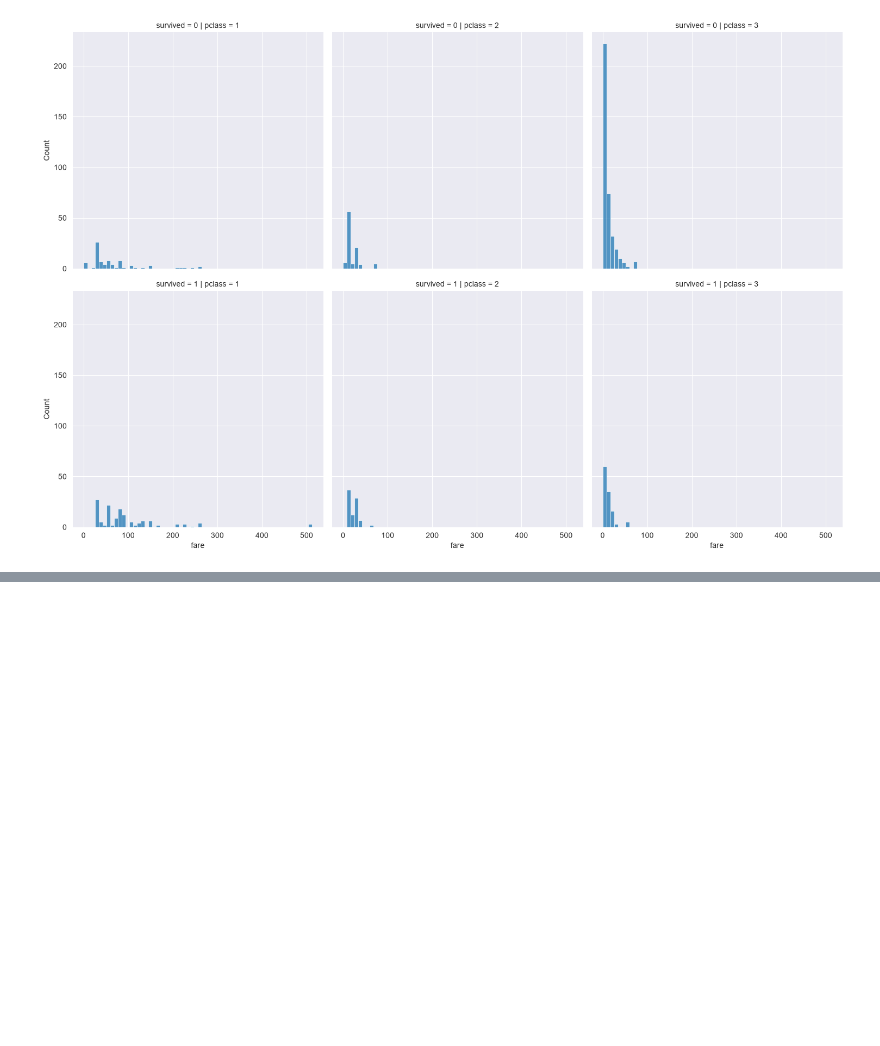
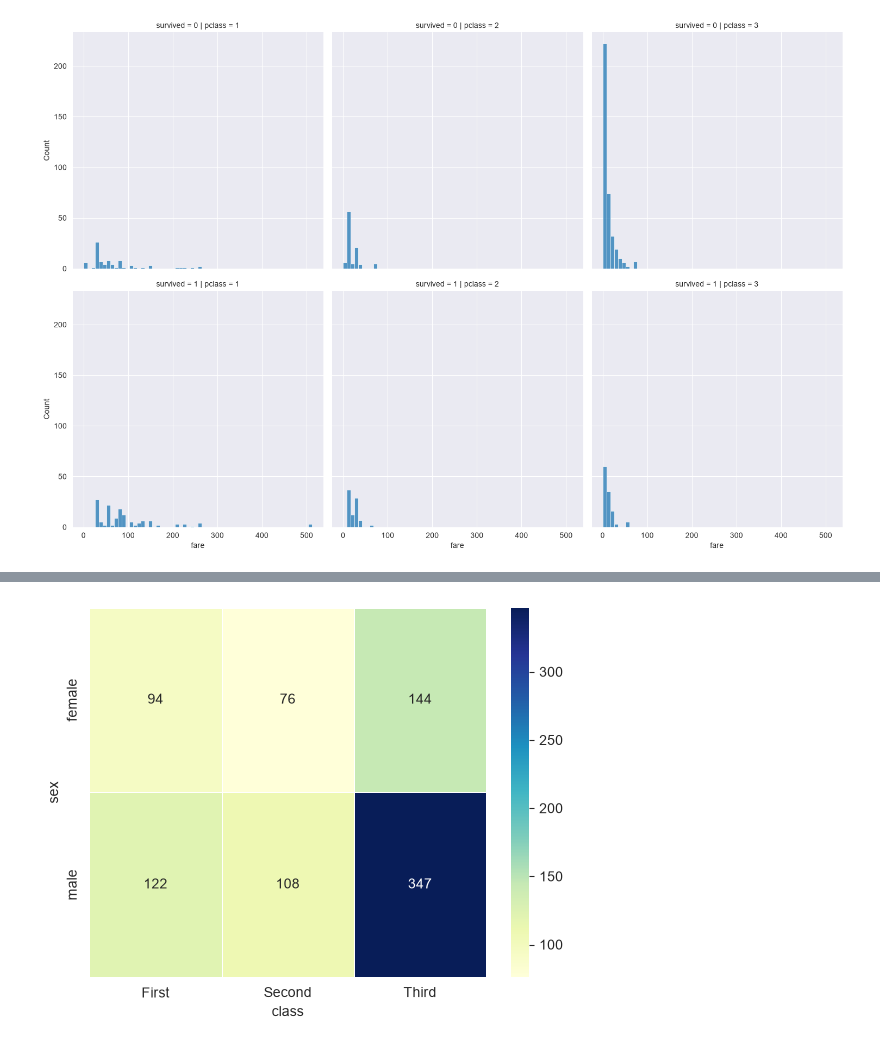
Before and after one commit to YoonTae98/18_data_analytics, a Jupyter notebook: 02_seaborn.ipynb, the cells around one changed output, grey strips where cells are left out. Drawn from its saved outputs; the diff is of its cells as text; code cells hidden in the pictures; blank space fills up the shorter version.

```diff
--- a/02_seaborn.ipynb
+++ b/02_seaborn.ipynb
@@ -129,0 +157,13 @@ plt.show()
+# %%
+sns.heatmap(
+    table,
+    annot=True,
+    fmt="d",
+    cmap="YlGnBu",
+    linewidths=.5,
+    cbar=True
+)
+
+plt.show()
+# %% [output]
+[figure, added]
```
Also changed, not shown: parts of 5 cells of this notebook, 1 other file.
